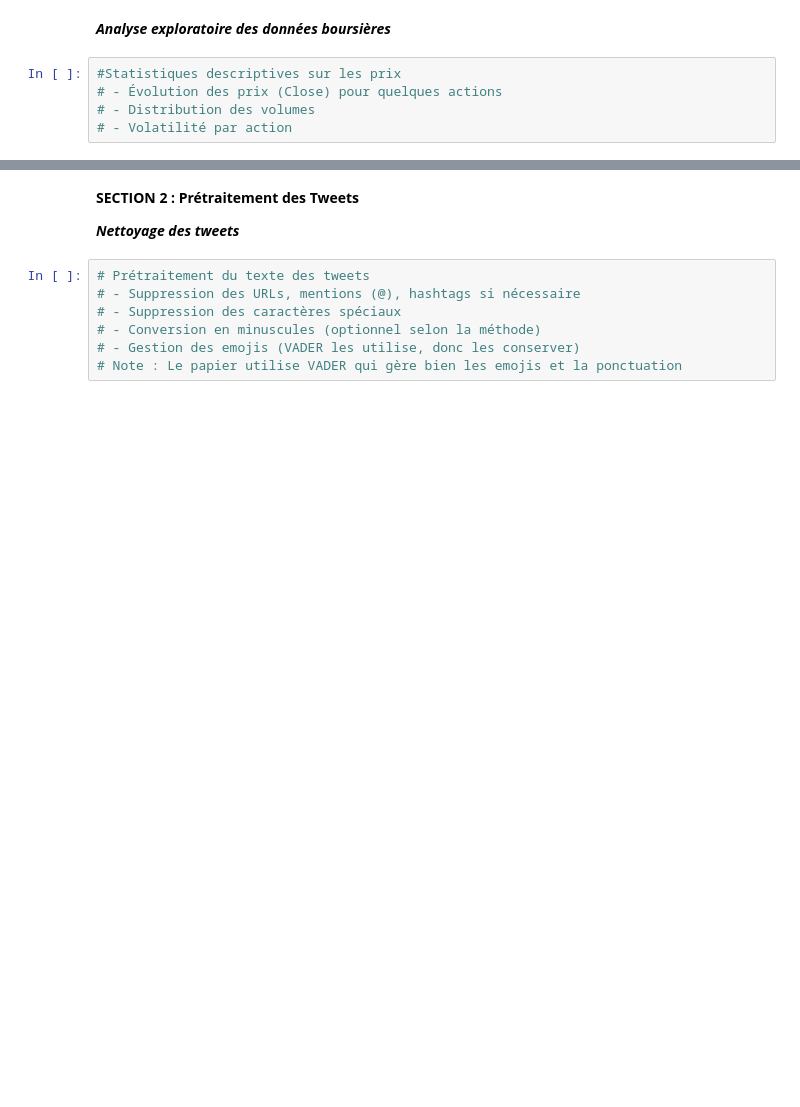
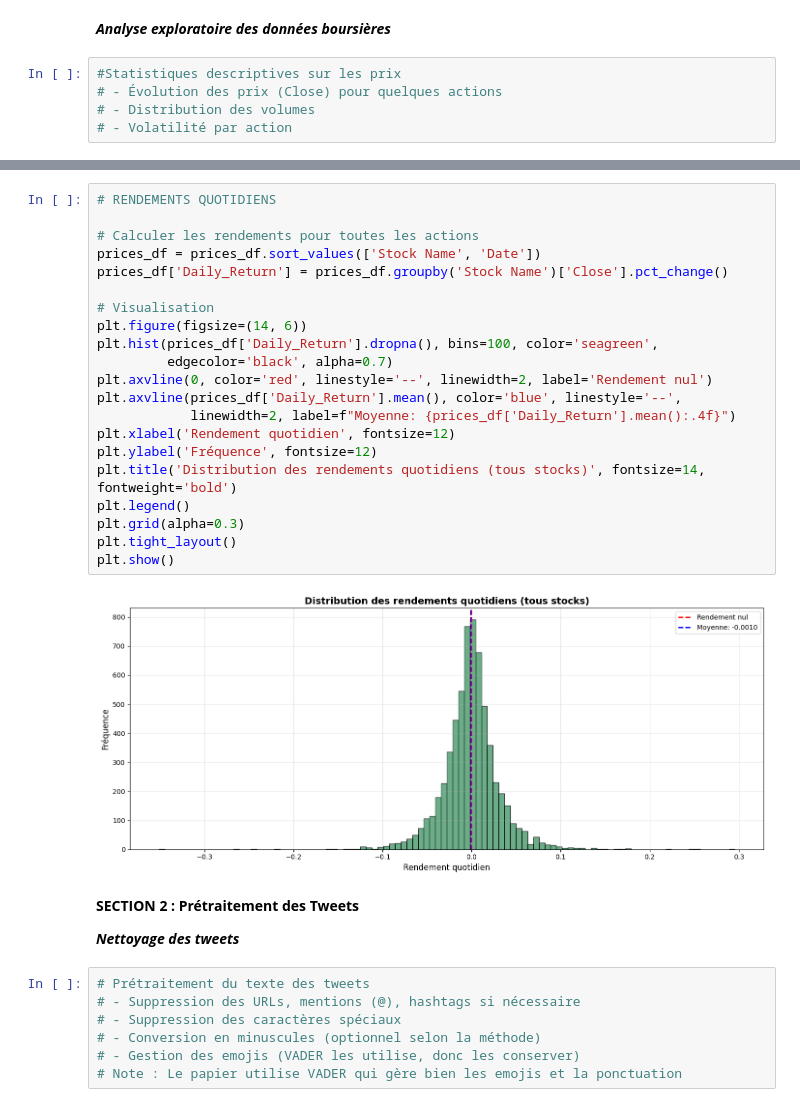
Before and after one commit to jdalonsos/Quantitative_finance_Project, a Jupyter notebook: Projet_Finance_Quantitative.ipynb, the cells around one changed output, grey strips where cells are left out. Cells and saved outputs as stored; diff of their text form; blank space fills up the shorter version.

```diff
--- a/Projet_Finance_Quantitative.ipynb
+++ b/Projet_Finance_Quantitative.ipynb
@@ -228,3 +315,26 @@ Longueur moyenne des tweets: 27.38 mots
+# %%
+# RENDEMENTS QUOTIDIENS
+
+# Calculer les rendements pour toutes les actions
+prices_df = prices_df.sort_values(['Stock Name', 'Date'])
+prices_df['Daily_Return'] = prices_df.groupby('Stock Name')['Close'].pct_change()
+
+# Visualisation
+plt.figure(figsize=(14, 6))
+plt.hist(prices_df['Daily_Return'].dropna(), bins=100, color='seagreen',
+         edgecolor='black', alpha=0.7)
+plt.axvline(0, color='red', linestyle='--', linewidth=2, label='Rendement nul')
+plt.axvline(prices_df['Daily_Return'].mean(), color='blue', linestyle='--',
+            linewidth=2, label=f"Moyenne: {prices_df['Daily_Return'].mean():.4f}")
+plt.xlabel('Rendement quotidien', fontsize=12)
+plt.ylabel('Fréquence', fontsize=12)
+plt.title('Distribution des rendements quotidiens (tous stocks)', fontsize=14, fontweight='bold')
+plt.legend()
+plt.grid(alpha=0.3)
+plt.tight_layout()
+plt.show()
+# %% [output]
+[figure, added]
 # %% [markdown]
 **SECTION 2 : Prétraitement des Tweets**
 
```
Also changed, not shown: parts of 9 cells of this notebook.
